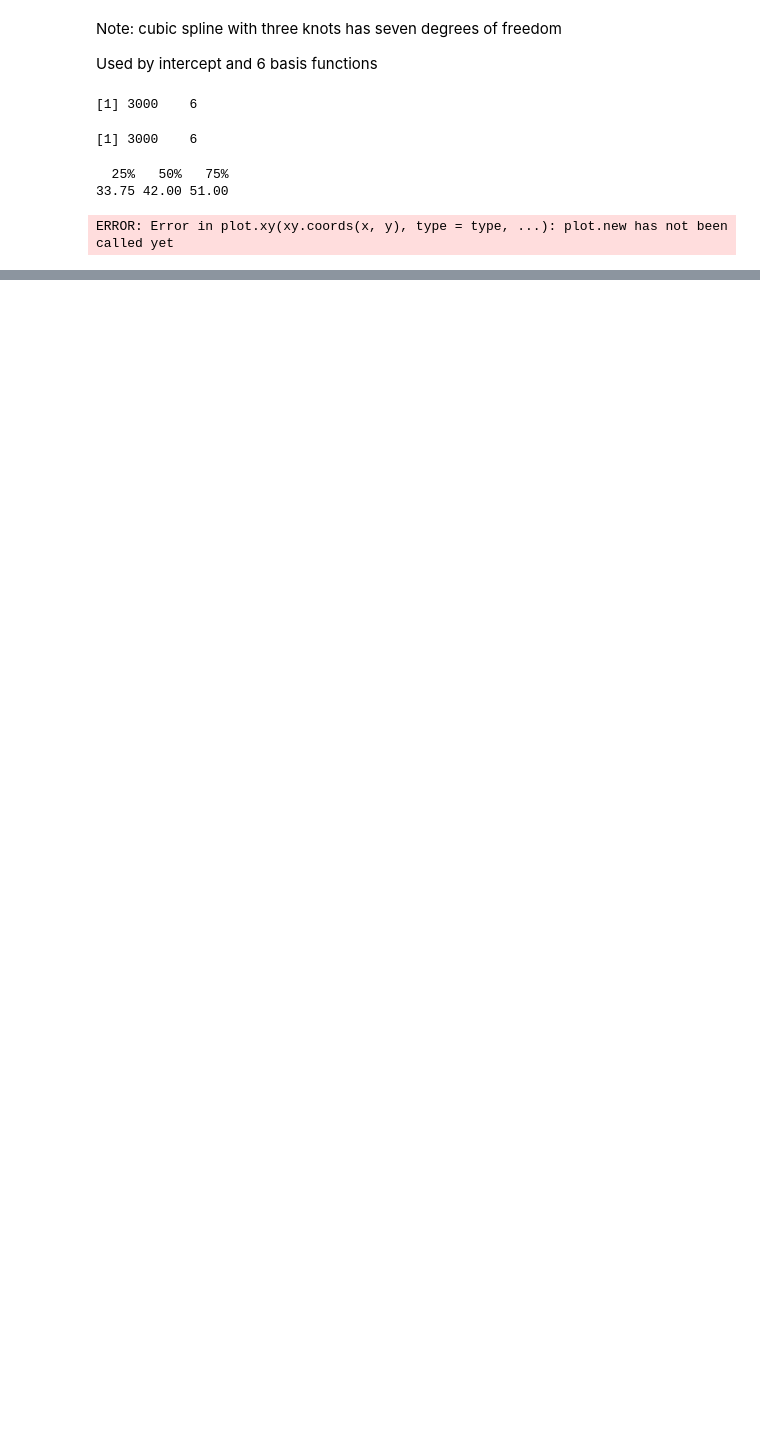
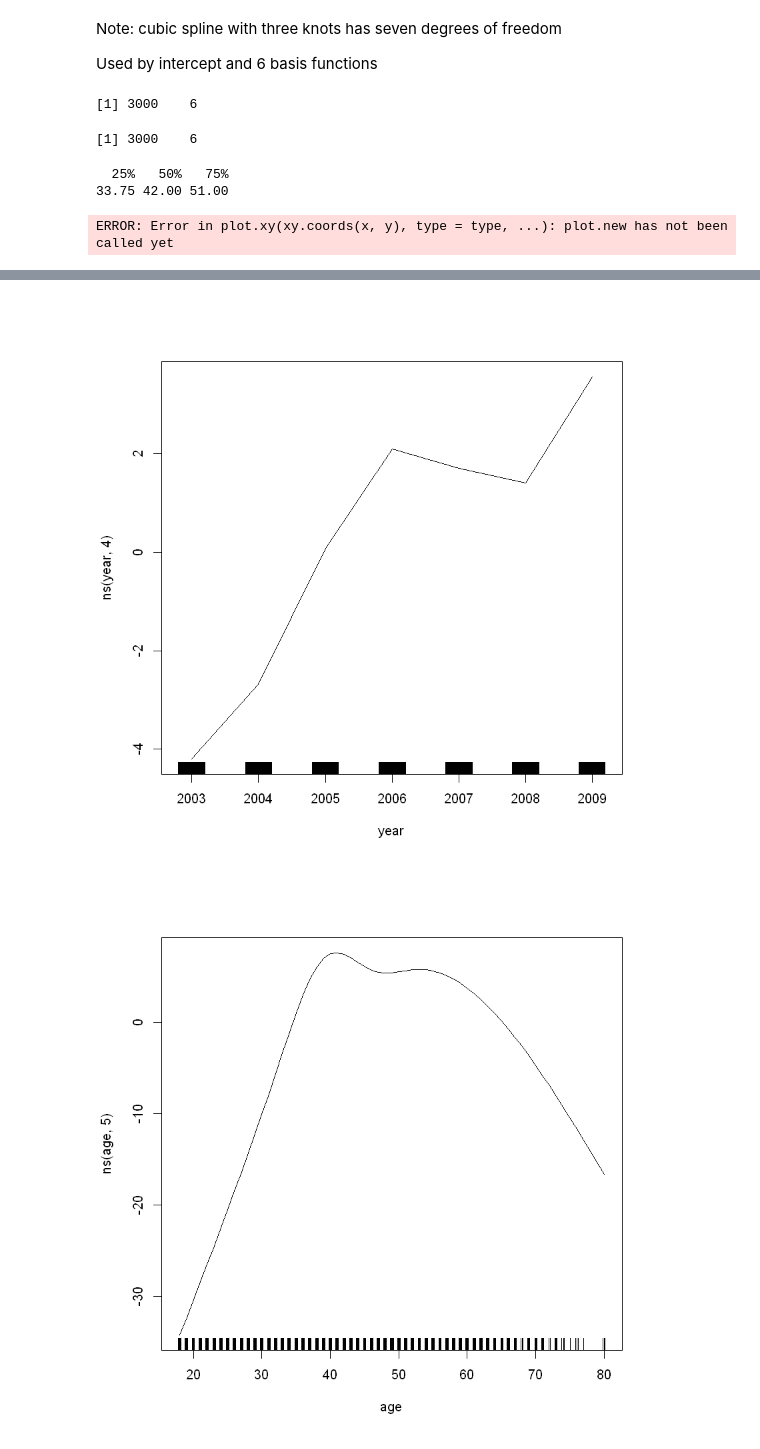
Before and after one commit to YMandCL/Learning-R, a Jupyter notebook: Lab Non-Linear Modeling.ipynb, the cells around one changed output, grey strips where cells are left out. Cells and saved outputs as stored; diff of their text form; code cells hidden in the pictures; blank space fills up the shorter version.

```diff
--- a/Lab Non-Linear Modeling.ipynb
+++ b/Lab Non-Linear Modeling.ipynb
@@ -208,0 +240,3 @@ ERROR: Error in plot.xy(xy.coords(x, y), type = type, ...): plot.new has not bee
+# %%
+#Start with Linear Regression Model
+gam1=lm(wage~ns(year,4)+ns(age,5)+education,data=Wage)
@@ -208,0 +265,3 @@ ERROR: Error in plot.xy(xy.coords(x, y), type = type, ...): plot.new has not bee
+# %%
+plot(gam(gam1, se=TRUE, col="red"))
+# %% [output]
@@ -208,0 +270,2 @@ ERROR: Error in plot.xy(xy.coords(x, y), type = type, ...): plot.new has not bee
+[figure, added]
+[figure, added]
```
Also changed, not shown: parts of 21 cells of this notebook.
